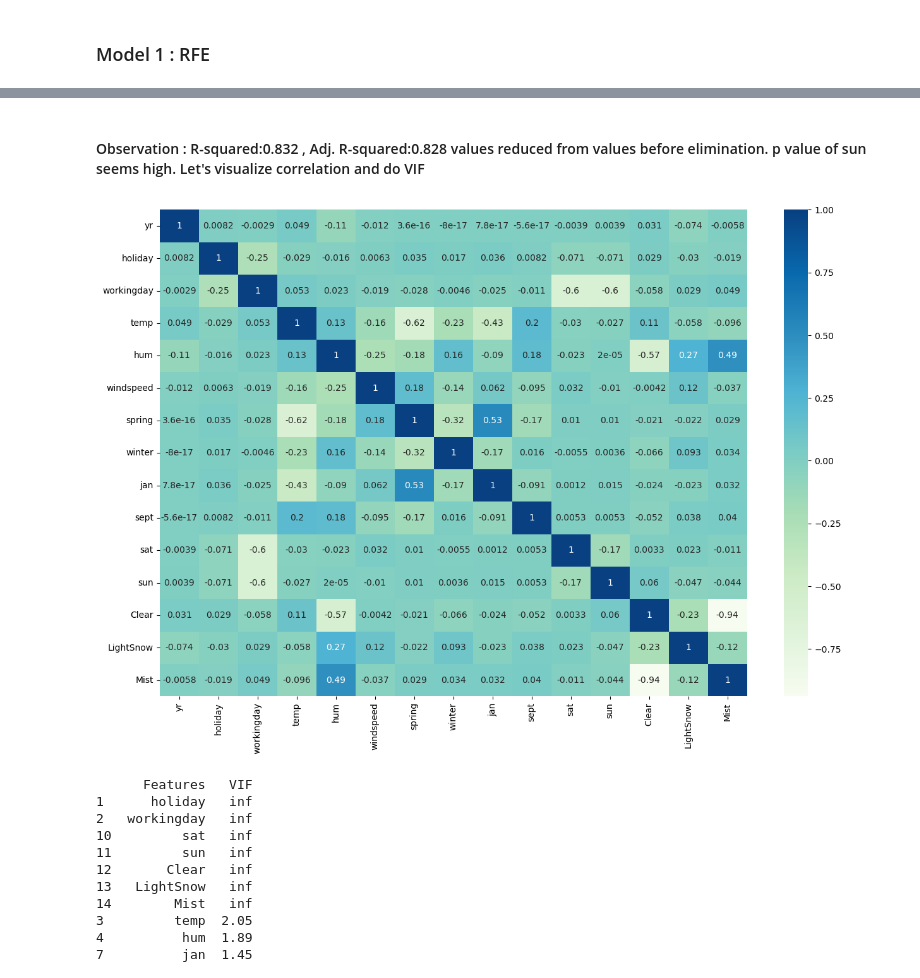
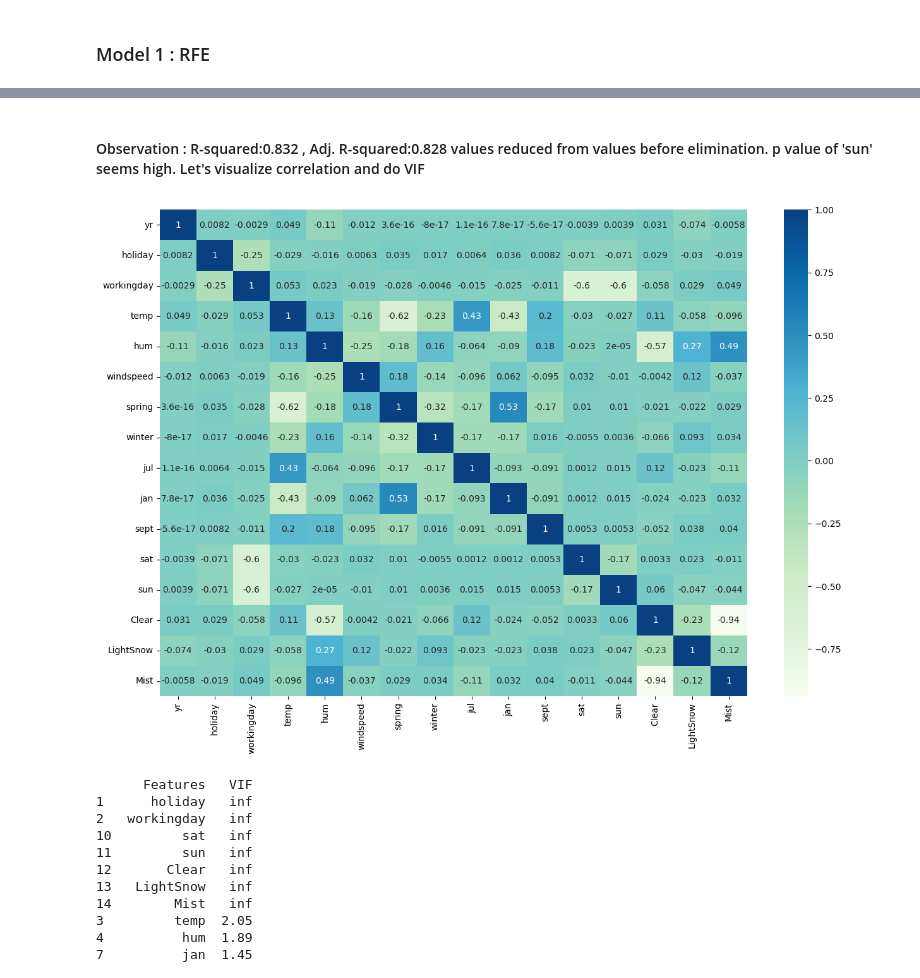
Before and after one commit to Mahalakshmi-Totad/bike-sharing-lr-assignment, a Jupyter notebook: Bike_Sharing_Assignment.ipynb, the cells around one changed output, grey strips where cells are left out. Saved outputs shown, nothing was run; the diff lists cells and outputs as text; code cells hidden in the pictures.

```diff
--- a/Bike_Sharing_Assignment.ipynb
+++ b/Bike_Sharing_Assignment.ipynb
@@ -767,16 +809,16 @@ Notes:
 [2] The smallest eigenvalue is 6.63e-29. This might indicate that there are
 strong multicollinearity problems or that the design matrix is singular.
 # %% [markdown]
-#### Observation : R-squared:0.832 , Adj. R-squared:0.828 values reduced from values before elimination. p value of sun seems high. Let's visualize correlation and do VIF
+#### Observation : R-squared:0.832 , Adj. R-squared:0.828 values reduced from values before elimination. p value of 'sun' seems high. Let's visualize correlation and do VIF
 # %%
 # Checking correlation of features selected by RFE with target column.
 # Also to check impact of different features on target.
 plt.figure(figsize = (15,10))
 sns.heatmap(bikeSharing[['yr','holiday','workingday','temp','hum','windspeed',
-                      'spring','winter','jan','sept','sat','sun','Clear','LightSnow','Mist']].corr(), cmap='GnBu', annot=True)
+                      'spring','winter','jul','jan','sept','sat','sun','Clear','LightSnow','Mist']].corr(), cmap='GnBu', annot=True)
 plt.show()
 # %% [output]
-[figure, old version]
+[figure, new version]
 # %%
 #Function to calculate VIFs and print them using the columns for which VIF to be calcualted as a parameter
 def calculateVIF(cols):
```
Also changed, not shown: parts of 119 cells of this notebook, 1 other file.
